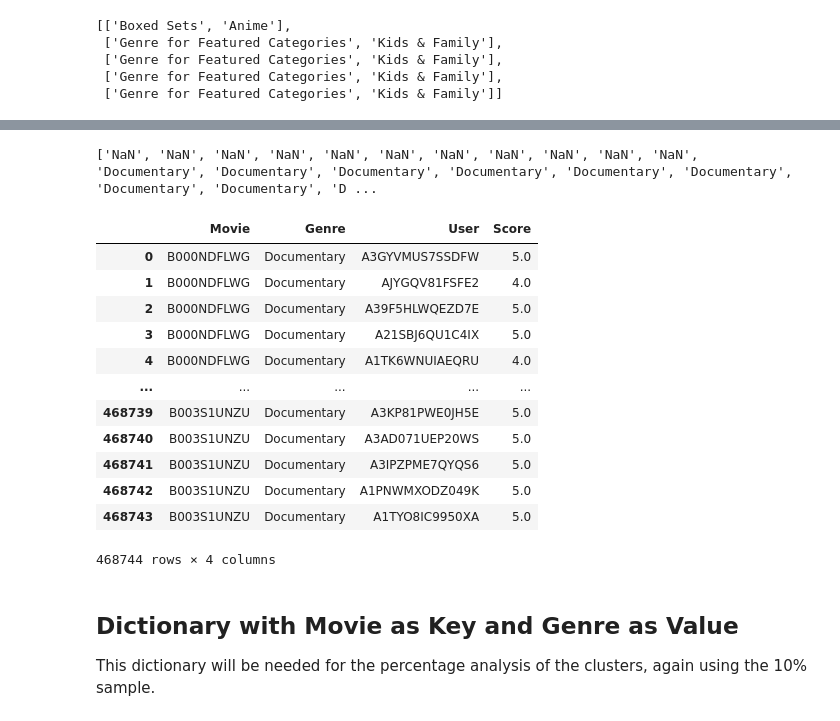
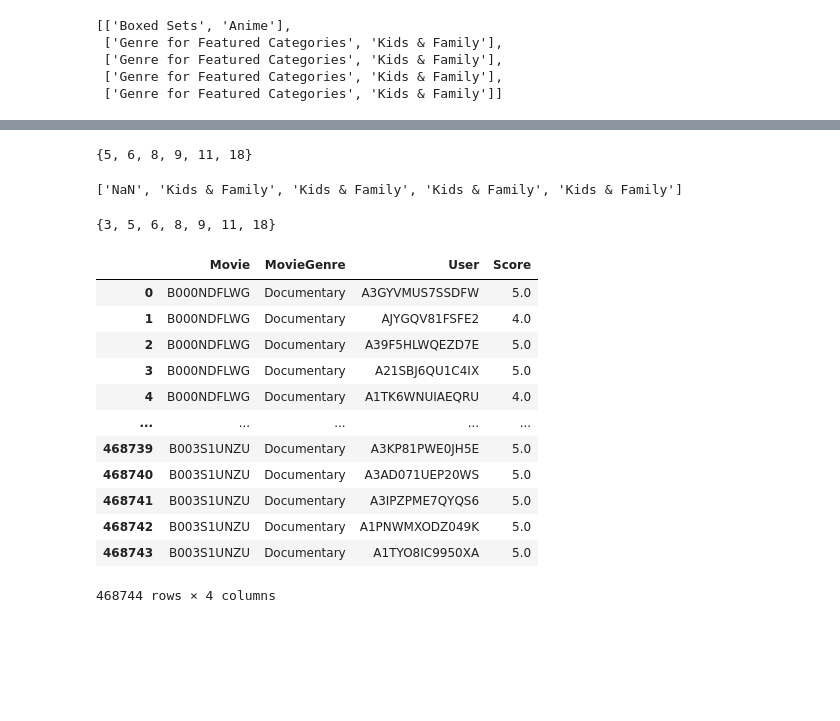
Before and after one commit to corey0211/MRWP-movie-reviews-project, a Jupyter notebook: Group Project MRWP.ipynb, the cells around one changed output, grey strips where cells are left out. Cells and saved outputs as stored; diff of their text form; code cells hidden in the pictures; blank space fills up the shorter version.

```diff
--- a/Group Project MRWP.ipynb
+++ b/Group Project MRWP.ipynb
@@ -428 +345,6 @@ for cat in tqdm(list(all_data["CleanCategories"])):
+# %%
+ctg = []
+for ca in the_movies:
+    c = re.sub("\[|\]|\"|\'", "", ca)
+    ctg.append(c.split(","))
 # %%
@@ -437 +358,3 @@ catgrs[:5]
+# %%
+all_clean = [mv[1:] for mv in ctg]
 # %%
@@ -490,32 +406,37 @@ defined_genres = ['Action', 'Horror', 'Documentary', 'Musicals', 'Anime & Manga'
+# %%
+length.sort()
+set(length)
+# %% [output]
+{5, 6, 8, 9, 11, 18}
 # %%
-# Reducing each label list for each review to one of the elements in the defined genres
-# Giving "NaN" value if none of the labels correspond to one of the genre and choosing randomly one genre if a movie has
-# more than one of the defined genres within its label list
-genres = []
-for lbl in tqdm(final_for_df):
-    if any(gnre in lbl for gnre in defined_genres): # checking if the movie is one of the genres
-        g = set(lbl) & set(defined_genres) # get the overlapping element(s) of the label list and the genres
-        if len(g)==1: # if only one genre overlap
-            genres.append("".join(g))
-        else: # if more than one overlap then choose randomly
-            genres.append("".join(random.sample(g, 1)))
-    else: # none if no overlap
-        genres.append("NaN")
+import random
+x = []
+for i in tqdm(final_for_df):
+    if any(it in i for it in defined_genres):
+        s = set(i) & set(defined_genres)
+        if len(s)==1:
+            x.append("".join(s))
+        else:
+            x.append("".join(random.sample(s, 1)))
+    else:
+        x.append("NaN")
 # %%
-# Look at the format
-print(genres[25:70])
+x[:5]
 # %% [output]
-['NaN', 'NaN', 'NaN', 'NaN', 'NaN', 'NaN', 'NaN', 'NaN', 'NaN', 'NaN', 'NaN', 'Documentary', 'Documentary', 'Documentary', 'Documentary', 'Documentary', 'Documentary', 'Documentary', 'Documentary', 'D ...
+['NaN', 'Kids & Family', 'Kids & Family', 'Kids & Family', 'Kids & Family']
+# %%
+xl = set([len(r) for r in x])
+xl
+# %% [output]
+{3, 5, 6, 8, 9, 11, 18}
 # %%
-# Replace the categories by the genres list and rename the column as genre
-all_data['CleanCategories'] = genres
-all_data.rename(columns = {'CleanCategories':'Genre'}, inplace=True)
+all_data['Clean Categories'] = x
+all_data.rename(columns = {'Clean Categories':'MovieGenre'}, inplace = True)
 # %%
-# Drop out all rows if the genre is "NaN" (none of the chosen genre)
-all_data = all_data[all_data.Genre != "NaN"].reset_index(drop=True)
-all_data.drop(["Unnamed: 0"], axis=1) # drop this additional column
+all_data = all_data[all_data.MovieGenre != "NaN"].reset_index(drop=True)
+all_data.drop(["Unnamed: 0"], axis=1)
 # %% [output]
-|  | Movie | Genre | User | Score |
+|  | Movie | MovieGenre | User | Score |
 | 0 | B000NDFLWG | Documentary | A3GYVMUS7SSDFW | 5.0 |
 | 1 | B000NDFLWG | Documentary | AJYGQV81FSFE2 | 4.0 |
 | 2 | B000NDFLWG | Documentary | A39F5HLWQEZD7E | 5.0 |
@@ -533,4 +453 @@ all_data.drop(["Unnamed: 0"], axis=1) # drop this additional column
 all_data.to_csv('10%Dataset.csv')
-# %% [markdown]
-## Dictionary with Movie as Key and Genre as Value
-This dictionary will be needed for the percentage analysis of the clusters, again using the 10% sample.
```
Also changed, not shown: parts of 97 cells of this notebook, 3 other files.
